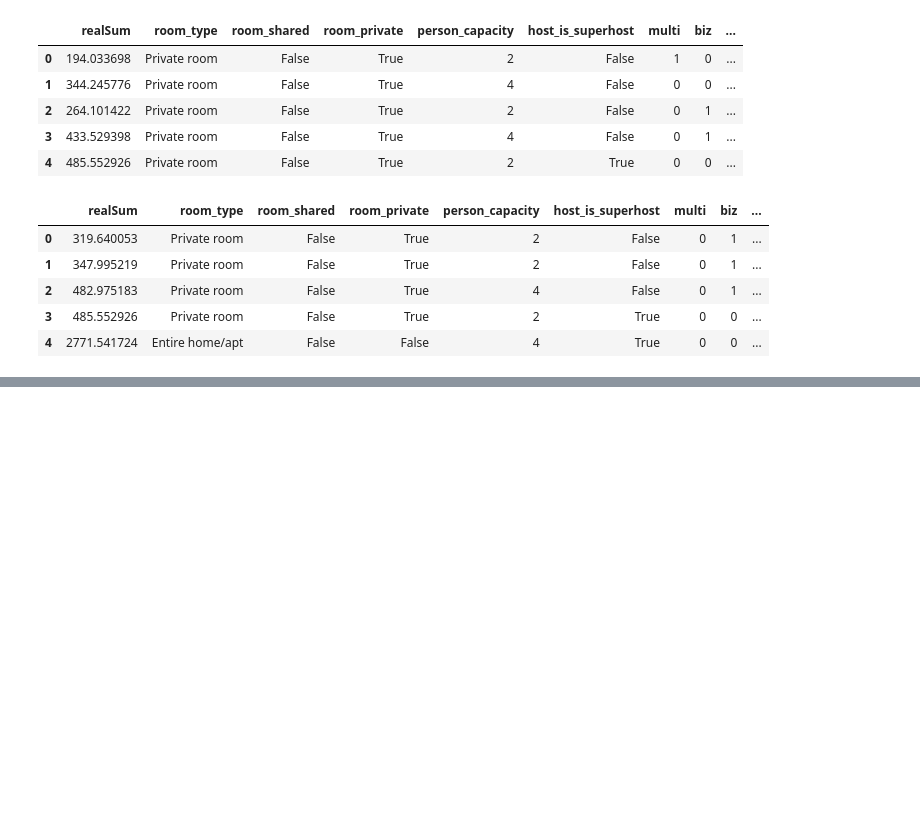
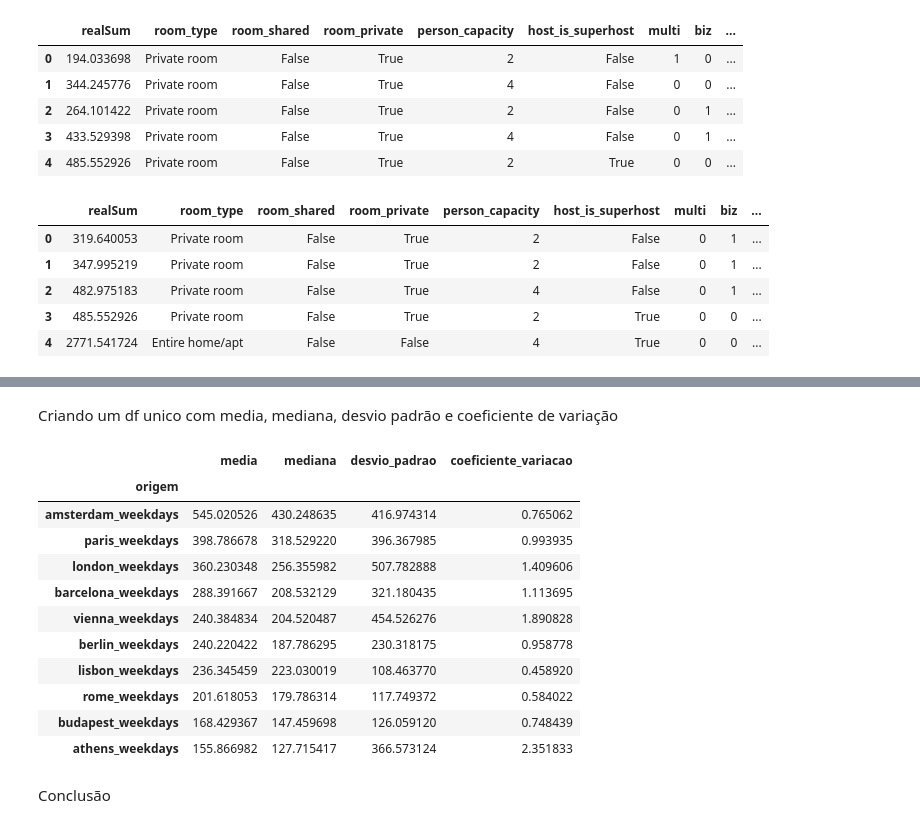
Before and after one commit to walleceoli/airbnb-europe-insights-, a Jupyter notebook: analise.ipynb, the cells around one changed output, grey strips where cells are left out. Saved outputs shown, nothing was run; the diff lists cells and outputs as text; code cells hidden in the pictures; blank space fills up the shorter version.

```diff
--- a/analise.ipynb
+++ b/analise.ipynb
@@ -496,0 +561,3 @@ df_dados_FimDeSemana.head()
+# %%
+cid_dia_sem_top_median = cid_dia_sem_top_median.sort_values(by='realSum',ascending=False)
+cid_dia_sem_top_median
@@ -496,0 +579,5 @@ df_dados_FimDeSemana.head()
+# %%
+cid_dia_sem_des_padrao = df_dados_diarios.groupby('origem')[['realSum']].std()
+# %%
+cid_dia_sem_des_padrao = cid_dia_sem_des_padrao.sort_values(by='realSum', ascending=False)
+cid_dia_sem_des_padrao
@@ -496,0 +599,4 @@ df_dados_FimDeSemana.head()
+# %%
+cid_dia_sem_coe_var = cid_dia_sem_des_padrao / cid_dia_sem_top_mean
+cid_dia_sem_coe_var = cid_dia_sem_coe_var.sort_values(ascending=False,by='realSum')
+cid_dia_sem_coe_var
@@ -496,0 +616,30 @@ df_dados_FimDeSemana.head()
+# %% [markdown]
+Criando um df unico com media, mediana, desvio padrão e coeficiente de variação
+# %%
+df_dias_uteis_estatisticas_descritivas = pd.concat([
+    cid_dia_sem_top_mean, cid_dia_sem_top_median,
+    cid_dia_sem_des_padrao,
+    cid_dia_sem_coe_var],
+    axis=1 )
+df_dias_uteis_estatisticas_descritivas.columns = [
+        'media',
+        'mediana',
+        'desvio_padrao',
+        'coeficiente_variacao'
+        ]
+df_dias_uteis_estatisticas_descritivas
+# %% [output]
+|  | media | mediana | desvio_padrao | coeficiente_variacao |
+| origem |  |  |  |  |
+| amsterdam_weekdays | 545.020526 | 430.248635 | 416.974314 | 0.765062 |
+| paris_weekdays | 398.786678 | 318.529220 | 396.367985 | 0.993935 |
+| london_weekdays | 360.230348 | 256.355982 | 507.782888 | 1.409606 |
+| barcelona_weekdays | 288.391667 | 208.532129 | 321.180435 | 1.113695 |
+| vienna_weekdays | 240.384834 | 204.520487 | 454.526276 | 1.890828 |
+| berlin_weekdays | 240.220422 | 187.786295 | 230.318175 | 0.958778 |
+| lisbon_weekdays | 236.345459 | 223.030019 | 108.463770 | 0.458920 |
+| rome_weekdays | 201.618053 | 179.786314 | 117.749372 | 0.584022 |
+| budapest_weekdays | 168.429367 | 147.459698 | 126.059120 | 0.748439 |
+| athens_weekdays | 155.866982 | 127.715417 | 366.573124 | 2.351833 |
+# %% [markdown]
+Conclusão
```
Also changed, not shown: parts of 34 cells of this notebook.
